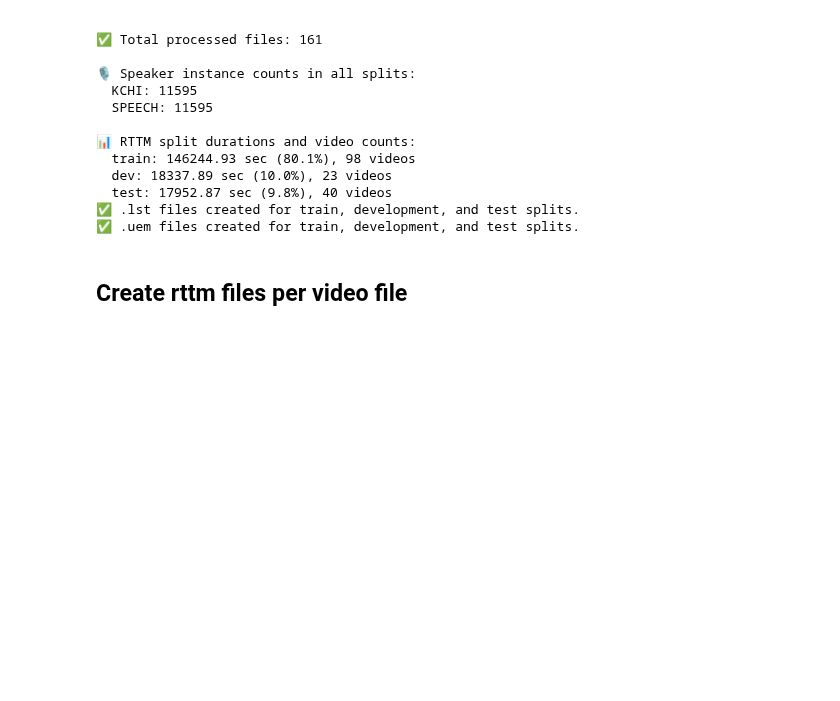
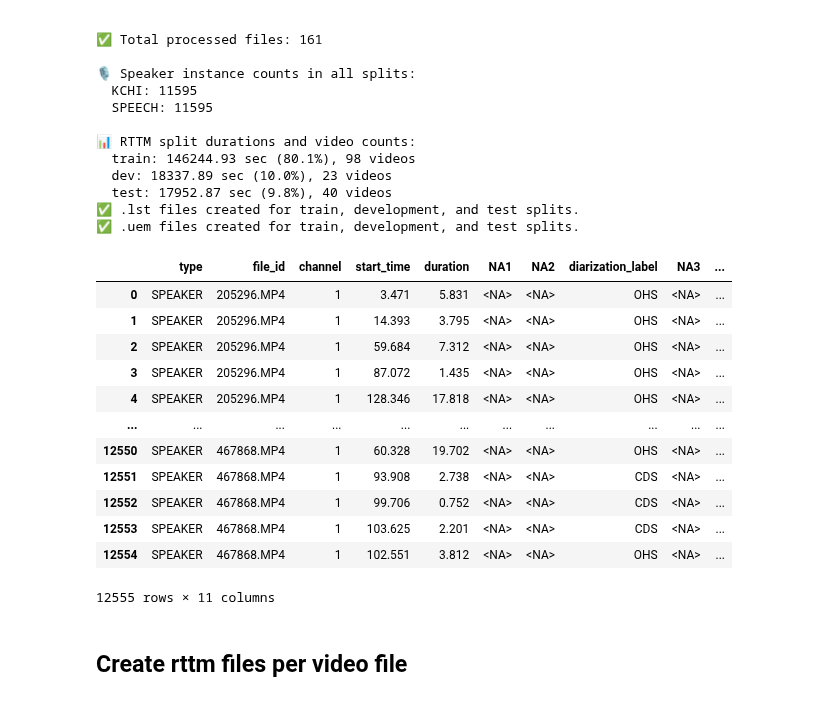
Before and after one commit to neleSuffo/naturalistic-social-analysis, a Jupyter notebook: notebooks/train_vtc.ipynb, the cells around one changed output. Cells and saved outputs as stored; diff of their text form; code cells hidden in the pictures; blank space fills up the shorter version.

Commit message:
Refactor train_vtc notebook: Update sa_name_to_id dictionary creation, adjust speaker ID handling, and improve output formatting

```diff
--- a/notebooks/train_vtc.ipynb
+++ b/notebooks/train_vtc.ipynb
@@ -766,6 +745,22 @@ print("✅ .uem files created for train, development, and test splits.")
   test: 17952.87 sec (9.8%), 40 videos
 ✅ .lst files created for train, development, and test splits.
 ✅ .uem files created for train, development, and test splits.
+# %%
+df
+# %% [output]
+|  | type | file_id | channel | start_time | duration | NA1 | NA2 | diarization_label | NA3 | ... |
+| 0 | SPEAKER | 205296.MP4 | 1 | 3.471 | 5.831 | <NA> | <NA> | OHS | <NA> | ... |
+| 1 | SPEAKER | 205296.MP4 | 1 | 14.393 | 3.795 | <NA> | <NA> | OHS | <NA> | ... |
+| 2 | SPEAKER | 205296.MP4 | 1 | 59.684 | 7.312 | <NA> | <NA> | OHS | <NA> | ... |
+| 3 | SPEAKER | 205296.MP4 | 1 | 87.072 | 1.435 | <NA> | <NA> | OHS | <NA> | ... |
+| 4 | SPEAKER | 205296.MP4 | 1 | 128.346 | 17.818 | <NA> | <NA> | OHS | <NA> | ... |
+| ... | ... | ... | ... | ... | ... | ... | ... | ... | ... | ... |
+| 12550 | SPEAKER | 467868.MP4 | 1 | 60.328 | 19.702 | <NA> | <NA> | OHS | <NA> | ... |
+| 12551 | SPEAKER | 467868.MP4 | 1 | 93.908 | 2.738 | <NA> | <NA> | CDS | <NA> | ... |
+| 12552 | SPEAKER | 467868.MP4 | 1 | 99.706 | 0.752 | <NA> | <NA> | CDS | <NA> | ... |
+| 12553 | SPEAKER | 467868.MP4 | 1 | 103.625 | 2.201 | <NA> | <NA> | CDS | <NA> | ... |
+| 12554 | SPEAKER | 467868.MP4 | 1 | 102.551 | 3.812 | <NA> | <NA> | OHS | <NA> | ... |
+12555 rows × 11 columns
 # %% [markdown]
 ## Create rttm files per video file
 # %%
```
Also changed, not shown: parts of 5 cells of this notebook.
